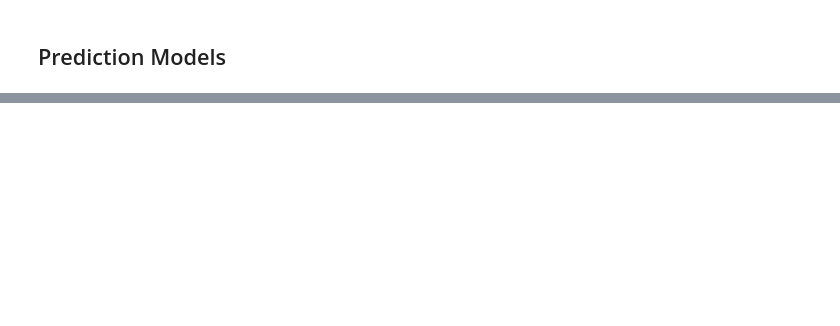
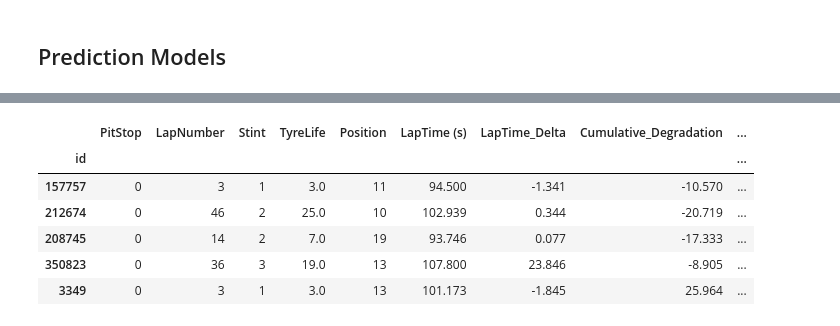
Before and after one commit to andreros24/F1, a Jupyter notebook: F1.ipynb, the cells around one changed output, grey strips where cells are left out. Drawn from its saved outputs; the diff is of its cells as text; code cells hidden in the pictures; blank space fills up the shorter version.

```diff
--- a/F1.ipynb
+++ b/F1.ipynb
@@ -302,0 +427,34 @@ using the data of the original competition that has the complete records.
+# %%
+# we have seen that the importanca of the race variable is very low for all the values,
+# so I'll try to remove this variable and build a variable with only pre-seanon or race
+OH_train_X_rf = OH_train_X.copy()
+race_var = list(categories[1])
+pre_season_train = []
+for val in train_X.Race:
+    if val== 'Pre-Season Testing':
+        pre_season_train.append(1)
+    else:
+        pre_season_train.append(0)
+OH_train_X_rf['Pre-season'] = pre_season_train
+OH_train_X_rf['Gran_Prix'] = list(1-np.array(pre_season_train))
+OH_train_X_rf.drop(columns=race_var, inplace=True)
+
+# for the validation set too
+OH_valid_X_rf = OH_val_X.copy()
+pre_season_valid = []
+for val in val_X.Race:
+    if val== 'Pre-Season Testing':
+        pre_season_valid.append(1)
+    else:
+        pre_season_valid.append(0)
+OH_valid_X_rf['Pre-season'] = pre_season_valid
+OH_valid_X_rf['Gran_Prix'] = list(1-np.array(pre_season_valid))
+OH_valid_X_rf.drop(columns=race_var, inplace=True)
+# %% [output]
+|  | PitStop | LapNumber | Stint | TyreLife | Position | LapTime (s) | LapTime_Delta | Cumulative_Degradation | ... |
+| id |  |  |  |  |  |  |  |  | ... |
+| 157757 | 0 | 3 | 1 | 3.0 | 11 | 94.500 | -1.341 | -10.570 | ... |
+| 212674 | 0 | 46 | 2 | 25.0 | 10 | 102.939 | 0.344 | -20.719 | ... |
+| 208745 | 0 | 14 | 2 | 7.0 | 19 | 93.746 | 0.077 | -17.333 | ... |
+| 350823 | 0 | 36 | 3 | 19.0 | 13 | 107.800 | 23.846 | -8.905 | ... |
+| 3349 | 0 | 3 | 1 | 3.0 | 13 | 101.173 | -1.845 | 25.964 | ... |
```
Also changed, not shown: parts of 29 cells of this notebook.
